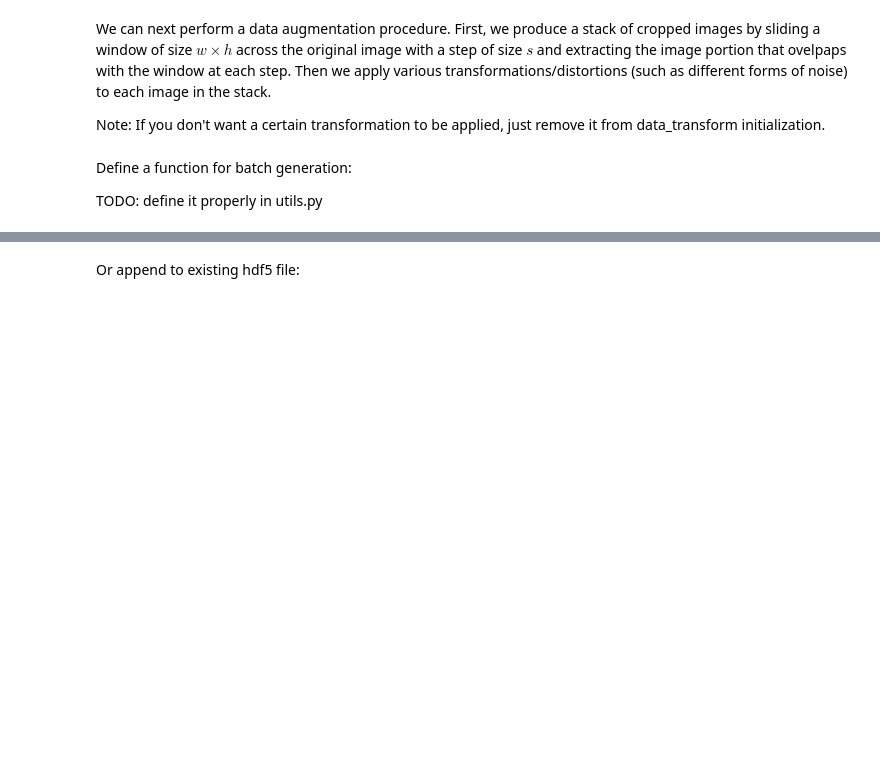
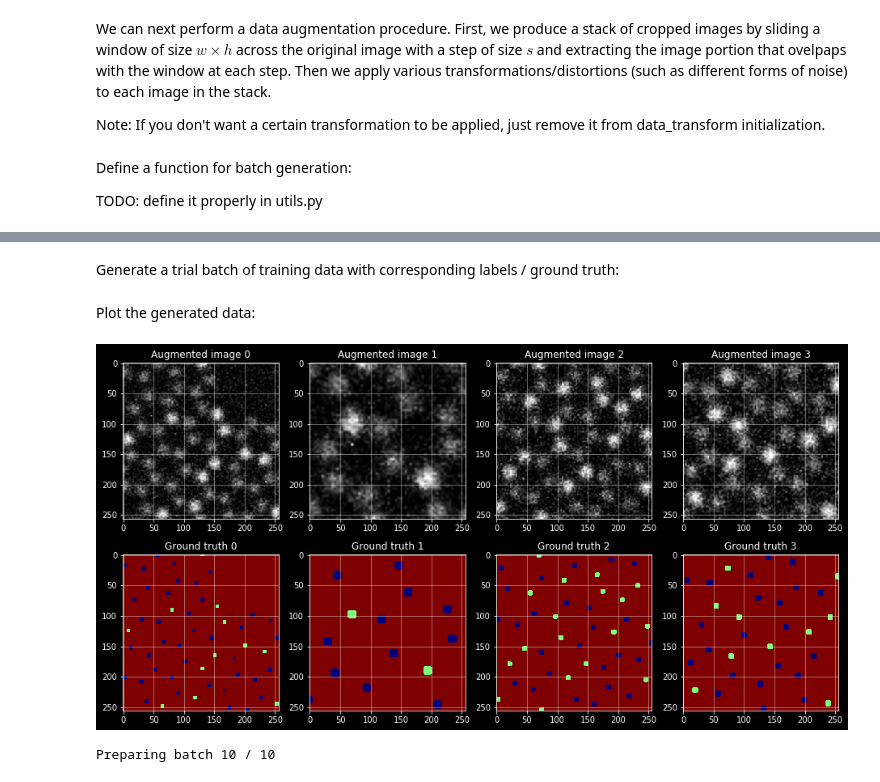
Before and after one commit to ziatdinovmax/AtomicImageSimulator, a Jupyter notebook: GenerateTrainingSet.ipynb, the cells around one changed output, grey strips where cells are left out. Drawn from its saved outputs; the diff is of its cells as text; code cells hidden in the pictures; blank space fills up the shorter version.

```diff
--- a/GenerateTrainingSet.ipynb
+++ b/GenerateTrainingSet.ipynb
@@ -78,9 +100,9 @@ scars = False
 resize = 256
 # Noise parameters are defined as dictionary
 noise_dict = {}
-noise_dict['poisson'] = (100, 129)
-noise_dict['gauss'] = (0, 100)
-noise_dict['blur'] = (0, 2)
+noise_dict['poisson'] = (90, 120)
+noise_dict['gauss'] = (200, 400)
+noise_dict['blur'] = (5, 15)
 noise_dict['contrast'] = (8, 14)
 noise_dict['salt and pepper'] = (0, 10)
 # %% [markdown]
@@ -88,8 +110,7 @@ Define a function for batch generation:
 
 TODO: define it properly in utils.py
 # %%
-def generate_batches(batch_size, lattice_coordinates, randomize,
-                     n_impurity1=0, n_impurity2=0):
+def generate_batches(batch_size):
 
     sl = SimulateLattice(lattice_coordinates, ang2px, ang, sc,
                  nnd, randomize, convprobe, n_holes, r_hole,
@@ -102,21 +123,3 @@ def generate_batches(batch_size, lattice_coordinates, randomize,
         multichannel=True, noise=noise_dict, zoom=zoom, scars=scars, resize=resize)
     images, labels = imaug.transform(images, labels)
     yield images, labels
-# %%
-n_batches = 50
-batch_size = 30
-X_train = np.zeros((int(n_batches*batch_size), 1, window_size[0], window_size[1]))
-y_train = np.zeros((int(n_batches*batch_size), 3, window_size[0], window_size[1]))
-
-i = 0
-while i < n_batches:
-    #n_impurity1 = np.random.randint(200, 800)
-    #n_impurity2 = np.random.randint(200, 800)
-    X_batch, y_batch = next(generate_batches(batch_size, lattice_coordinates, randomize))
-    # Use this when having an impurity class
-    #if 1 in check_batch(y_batch) or -1 in np.unique(y_batch):
-    #    continue
-    X_train[int(i*batch_size):int((i+1)*batch_size), :, :, :] = X_batch
-    y_train[int(i*batch_size):int((i+1)*batch_size), :, :, :] = y_batch
-    i += 1
-    #print(i)
@@ -162,2 +125,0 @@ with h5py.File('BFO-test.hdf5', 'w') as f:
-# %% [markdown]
-Or append to existing hdf5 file:
@@ -177,0 +126,39 @@ with h5py.File('BFO-test.hdf5', 'a') as hf:
+# %% [markdown]
+Generate a trial batch of training data with corresponding labels / ground truth:
+# %%
+X_batch, y_batch = next(generate_batches(batch_size=10))
+# %% [markdown]
+Plot the generated data:
+# %%
+n = 4 # number of pairs to plot
+
+n = n + 1
+fig = plt.figure( figsize=(20, 8))
+for i in range(1, n):
+    ax = fig.add_subplot(2, n, i)
+    ax.imshow(X_batch[i-1,0,:,:], cmap = 'gray')
+    ax.set_title('Augmented image ' + str(i-1) )
+    ax.grid(alpha = 0.5)
+    ax = fig.add_subplot(2, n, i+n)
+    ax.imshow(squeeze_channels(y_batch)[i-1,:,:], cmap = 'jet')
+    ax.set_title('Ground truth ' + str(i-1))
+    ax.grid(alpha = 0.5)
+# %% [output]
+[figure, added]
+# %%
+n_batches = 10
+batch_size = 30
+n_atom_types = 2 # specify how many atom types you have in your data
+
+X_train, y_train = [], []
+i = 0
+while i < n_batches:
+    print('\rPreparing batch {} / {}'.format(i+1, n_batches), end="")
+    X_batch, y_batch = next(generate_batches(batch_size))
+    batch_labels = [len(np.unique(y)) for y in squeeze_channels(y_batch)]
+    if len(set(batch_labels)) == 1 and list(set(labels))[0] == n_atom_types + 1:
+        X_train.append(X_batch)
+        y_train.append(squeeze_channels(y_batch))
+        i += 1
+# %% [output]
+Preparing batch 10 / 10
```
Also changed, not shown: parts of 20 cells of this notebook.
